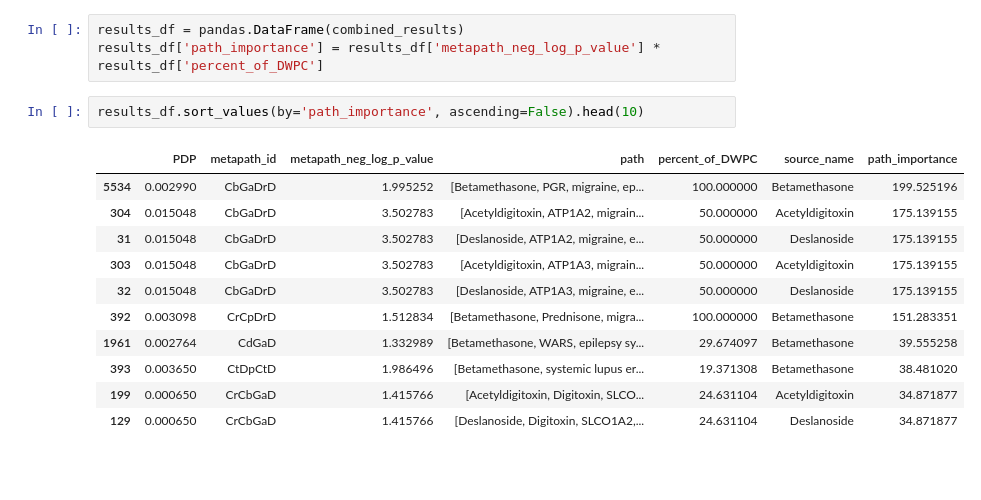
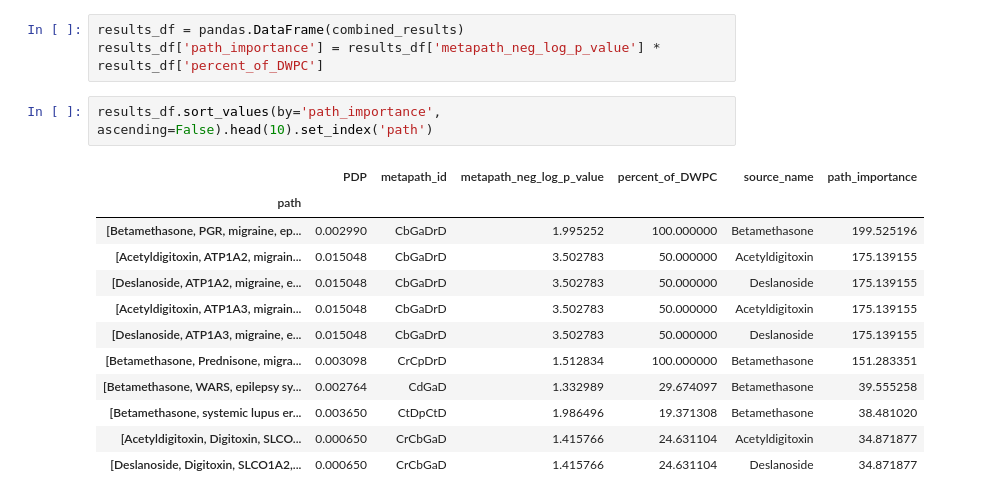
Before and after one commit to greenelab/connectivity-search-analyses, a Jupyter notebook: explore/Supervised_Unsupervised_Corner_Cases.ipynb, the cells around one changed output. Cells and saved outputs as stored; diff of their text form; blank space fills up the shorter version.

```diff
--- a/explore/Supervised_Unsupervised_Corner_Cases.ipynb
+++ b/explore/Supervised_Unsupervised_Corner_Cases.ipynb
@@ -293,16 +293,17 @@ for compound_metapath in all_metapath_results:
 results_df = pandas.DataFrame(combined_results)
 results_df['path_importance'] = results_df['metapath_neg_log_p_value'] * results_df['percent_of_DWPC']
 # %%
-results_df.sort_values(by='path_importance', ascending=False).head(10)
+results_df.sort_values(by='path_importance', ascending=False).head(10).set_index('path')
 # %% [output]
-|  | PDP | metapath_id | metapath_neg_log_p_value | path | percent_of_DWPC | source_name | path_importance |
-| 5534 | 0.002990 | CbGaDrD | 1.995252 | [Betamethasone, PGR, migraine, ep... | 100.000000 | Betamethasone | 199.525196 |
-| 304 | 0.015048 | CbGaDrD | 3.502783 | [Acetyldigitoxin, ATP1A2, migrain... | 50.000000 | Acetyldigitoxin | 175.139155 |
-| 31 | 0.015048 | CbGaDrD | 3.502783 | [Deslanoside, ATP1A2, migraine, e... | 50.000000 | Deslanoside | 175.139155 |
-| 303 | 0.015048 | CbGaDrD | 3.502783 | [Acetyldigitoxin, ATP1A3, migrain... | 50.000000 | Acetyldigitoxin | 175.139155 |
-| 32 | 0.015048 | CbGaDrD | 3.502783 | [Deslanoside, ATP1A3, migraine, e... | 50.000000 | Deslanoside | 175.139155 |
-| 392 | 0.003098 | CrCpDrD | 1.512834 | [Betamethasone, Prednisone, migra... | 100.000000 | Betamethasone | 151.283351 |
-| 1961 | 0.002764 | CdGaD | 1.332989 | [Betamethasone, WARS, epilepsy sy... | 29.674097 | Betamethasone | 39.555258 |
-| 393 | 0.003650 | CtDpCtD | 1.986496 | [Betamethasone, systemic lupus er... | 19.371308 | Betamethasone | 38.481020 |
-| 199 | 0.000650 | CrCbGaD | 1.415766 | [Acetyldigitoxin, Digitoxin, SLCO... | 24.631104 | Acetyldigitoxin | 34.871877 |
-| 129 | 0.000650 | CrCbGaD | 1.415766 | [Deslanoside, Digitoxin, SLCO1A2,... | 24.631104 | Deslanoside | 34.871877 |
+|  | PDP | metapath_id | metapath_neg_log_p_value | percent_of_DWPC | source_name | path_importance |
+| path |  |  |  |  |  |  |
+| [Betamethasone, PGR, migraine, ep... | 0.002990 | CbGaDrD | 1.995252 | 100.000000 | Betamethasone | 199.525196 |
+| [Acetyldigitoxin, ATP1A2, migrain... | 0.015048 | CbGaDrD | 3.502783 | 50.000000 | Acetyldigitoxin | 175.139155 |
+| [Deslanoside, ATP1A2, migraine, e... | 0.015048 | CbGaDrD | 3.502783 | 50.000000 | Deslanoside | 175.139155 |
+| [Acetyldigitoxin, ATP1A3, migrain... | 0.015048 | CbGaDrD | 3.502783 | 50.000000 | Acetyldigitoxin | 175.139155 |
+| [Deslanoside, ATP1A3, migraine, e... | 0.015048 | CbGaDrD | 3.502783 | 50.000000 | Deslanoside | 175.139155 |
+| [Betamethasone, Prednisone, migra... | 0.003098 | CrCpDrD | 1.512834 | 100.000000 | Betamethasone | 151.283351 |
+| [Betamethasone, WARS, epilepsy sy... | 0.002764 | CdGaD | 1.332989 | 29.674097 | Betamethasone | 39.555258 |
+| [Betamethasone, systemic lupus er... | 0.003650 | CtDpCtD | 1.986496 | 19.371308 | Betamethasone | 38.481020 |
+| [Acetyldigitoxin, Digitoxin, SLCO... | 0.000650 | CrCbGaD | 1.415766 | 24.631104 | Acetyldigitoxin | 34.871877 |
+| [Deslanoside, Digitoxin, SLCO1A2,... | 0.000650 | CrCbGaD | 1.415766 | 24.631104 | Deslanoside | 34.871877 |
```
Also changed, not shown: parts of 4 cells of this notebook.
